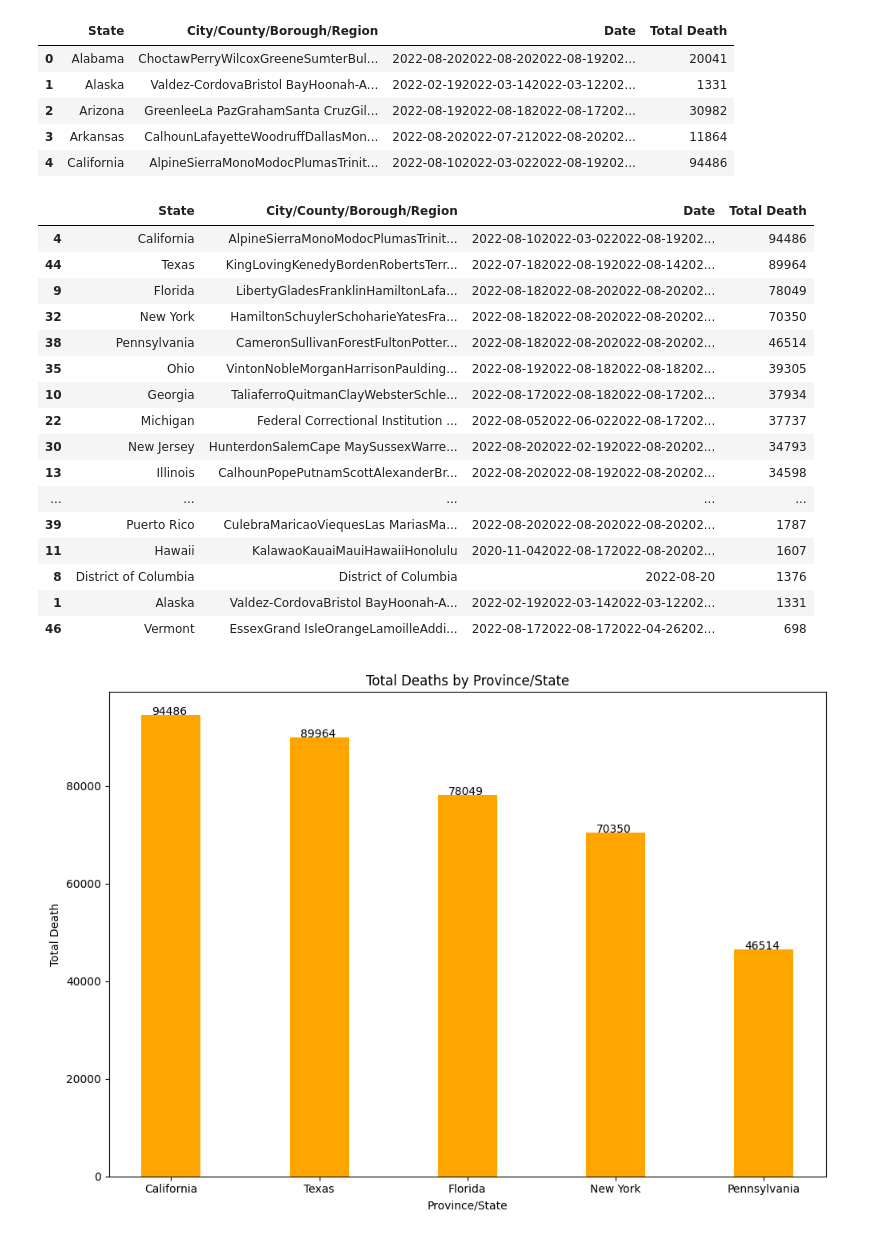
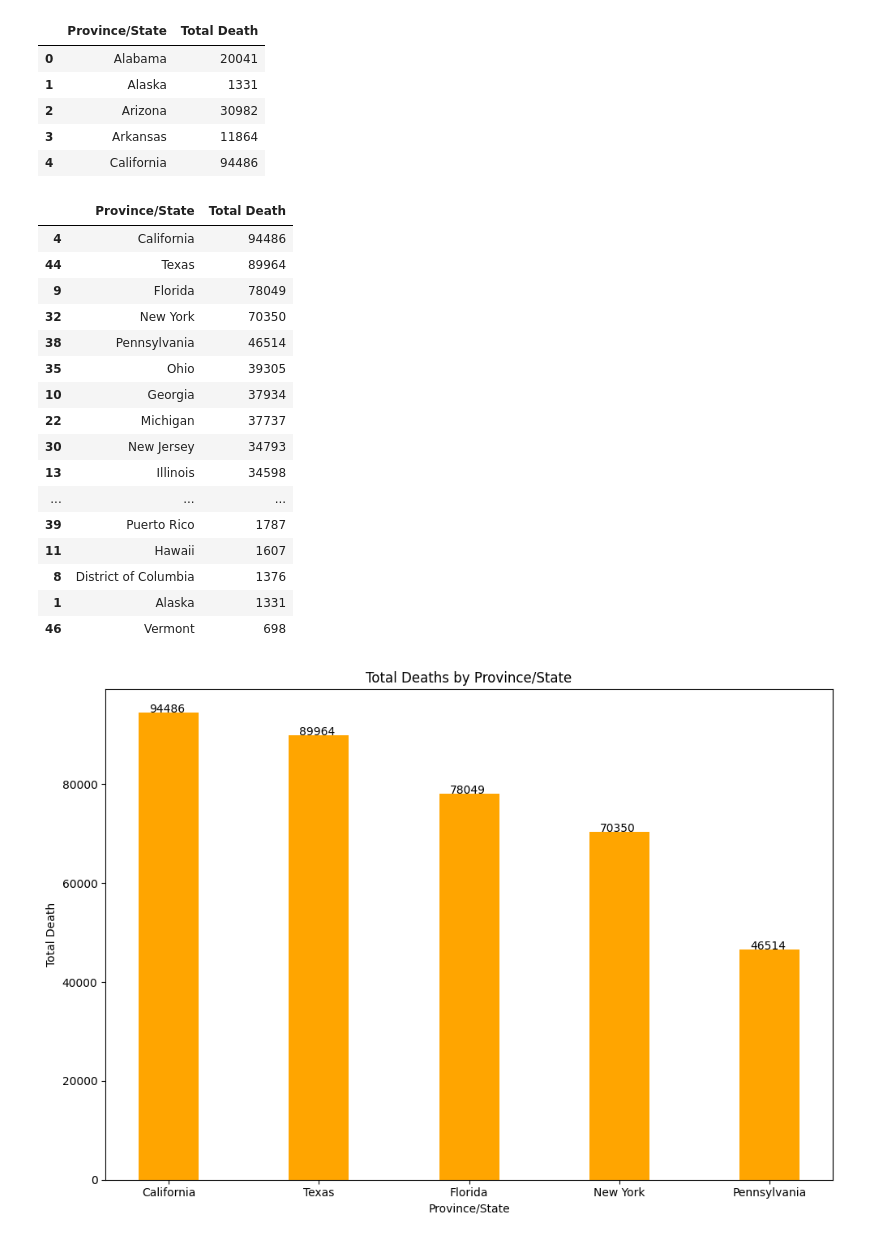
Before and after one commit to AppleBoiy/cs203-c19-analysis, a Jupyter notebook: code/PTCTEST1.ipynb, the cells around one changed output. Cells and saved outputs as stored; diff of their text form; code cells hidden in the pictures.

```diff
--- a/code/PTCTEST1.ipynb
+++ b/code/PTCTEST1.ipynb
@@ -14,6 +14,6 @@ df.head()
 | 3 | Alabama | Greene | 2022-08-19 | 51 | 2079 | 0.024531 |
 | 4 | Alabama | Sumter | 2022-08-20 | 52 | 2882 | 0.018043 |
 # %%
-state_df = df.groupby(df['State']).sum().reset_index()
+state_df = df.groupby(df['Province/State']).sum().reset_index()
 state_df
 # %% [output]
@@ -38,53 +38,53 @@ state_df
 state_df.drop(columns=['Total Confirmed', 'Death Rate'], inplace=True)
 state_df.head()
 # %% [output]
-|  | State | City/County/Borough/Region | Date | Total Death |
-| 0 | Alabama | ChoctawPerryWilcoxGreeneSumterBul... | 2022-08-202022-08-202022-08-19202... | 20041 |
-| 1 | Alaska | Valdez-CordovaBristol BayHoonah-A... | 2022-02-192022-03-142022-03-12202... | 1331 |
-| 2 | Arizona | GreenleeLa PazGrahamSanta CruzGil... | 2022-08-192022-08-182022-08-17202... | 30982 |
-| 3 | Arkansas | CalhounLafayetteWoodruffDallasMon... | 2022-08-202022-07-212022-08-20202... | 11864 |
-| 4 | California | AlpineSierraMonoModocPlumasTrinit... | 2022-08-102022-03-022022-08-19202... | 94486 |
+|  | Province/State | Total Death |
+| 0 | Alabama | 20041 |
+| 1 | Alaska | 1331 |
+| 2 | Arizona | 30982 |
+| 3 | Arkansas | 11864 |
+| 4 | California | 94486 |
 # %%
 state_df = state_df.sort_values(by='Total Death', ascending=False)
 state_df
 # %% [output]
-|  | State | City/County/Borough/Region | Date | Total Death |
-| 4 | California | AlpineSierraMonoModocPlumasTrinit... | 2022-08-102022-03-022022-08-19202... | 94486 |
-| 44 | Texas | KingLovingKenedyBordenRobertsTerr... | 2022-07-182022-08-192022-08-14202... | 89964 |
-| 9 | Florida | LibertyGladesFranklinHamiltonLafa... | 2022-08-182022-08-202022-08-20202... | 78049 |
-| 32 | New York | HamiltonSchuylerSchoharieYatesFra... | 2022-08-182022-08-202022-08-20202... | 70350 |
-| 38 | Pennsylvania | CameronSullivanForestFultonPotter... | 2022-08-182022-08-202022-08-20202... | 46514 |
-| 35 | Ohio | VintonNobleMorganHarrisonPaulding... | 2022-08-192022-08-182022-08-18202... | 39305 |
-| 10 | Georgia | TaliaferroQuitmanClayWebsterSchle... | 2022-08-172022-08-182022-08-17202... | 37934 |
-| 22 | Michigan | Federal Correctional Institution ... | 2022-08-052022-06-022022-08-17202... | 37737 |
-| 30 | New Jersey | HunterdonSalemCape MaySussexWarre... | 2022-08-202022-02-192022-08-20202... | 34793 |
-| 13 | Illinois | CalhounPopePutnamScottAlexanderBr... | 2022-08-202022-08-192022-08-20202... | 34598 |
-| ... | ... | ... | ... | ... |
-| 39 | Puerto Rico | CulebraMaricaoViequesLas MariasMa... | 2022-08-202022-08-202022-08-20202... | 1787 |
-| 11 | Hawaii | KalawaoKauaiMauiHawaiiHonolulu | 2020-11-042022-08-172022-08-20202... | 1607 |
-| 8 | District of Columbia | District of Columbia | 2022-08-20 | 1376 |
-| 1 | Alaska | Valdez-CordovaBristol BayHoonah-A... | 2022-02-192022-03-142022-03-12202... | 1331 |
-| 46 | Vermont | EssexGrand IsleOrangeLamoilleAddi... | 2022-08-172022-08-172022-04-26202... | 698 |
+|  | Province/State | Total Death |
+| 4 | California | 94486 |
+| 44 | Texas | 89964 |
+| 9 | Florida | 78049 |
+| 32 | New York | 70350 |
+| 38 | Pennsylvania | 46514 |
+| 35 | Ohio | 39305 |
+| 10 | Georgia | 37934 |
+| 22 | Michigan | 37737 |
+| 30 | New Jersey | 34793 |
+| 13 | Illinois | 34598 |
+| ... | ... | ... |
+| 39 | Puerto Rico | 1787 |
+| 11 | Hawaii | 1607 |
+| 8 | District of Columbia | 1376 |
+| 1 | Alaska | 1331 |
+| 46 | Vermont | 698 |
 # %%
 state_df = state_df[:5]
 plt.figure(figsize=(10, 7))
-plt.bar(state_df['State'], state_df['Total Death'], width = 0.4, color='orange')
+plt.bar(state_df['Province/State'], state_df['Total Death'], width = 0.4, color='orange')
 plt.xlabel('Province/State')
 plt.ylabel('Total Death')
 plt.title('Total Deaths by Province/State')
 plt.xticks(rotation=0)
-for bar in plt.bar(state_df['State'], state_df['Total Death'], width = 0.4, color='orange'):
+for bar in plt.bar(state_df['Province/State'], state_df['Total Death'], width = 0.4, color='orange'):
     plt.annotate(bar.get_height(),
                  xy=(bar.get_x()+0.07, bar.get_height()+10),
                      fontsize=10)
 plt.tight_layout()
 
 plt.savefig('total_deaths_by_state.png')
 
 # wait till the image is saved before showing it
-Image(filename='total_deaths_by_state.png')
+#Image(filename='total_deaths_by_state.png')
 # %% [output]
-[figure, old version]
+[figure, new version]
 # %%
 # remove the image file
 import os
```
Also changed, not shown: parts of 2 cells of this notebook, 4 other files.
